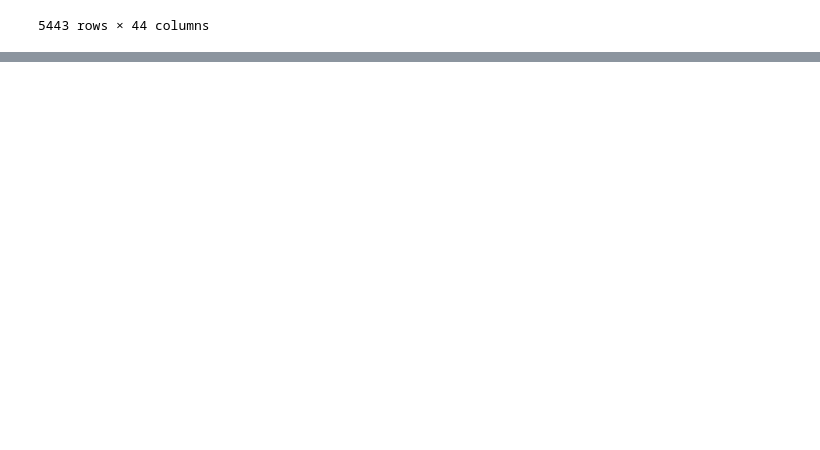
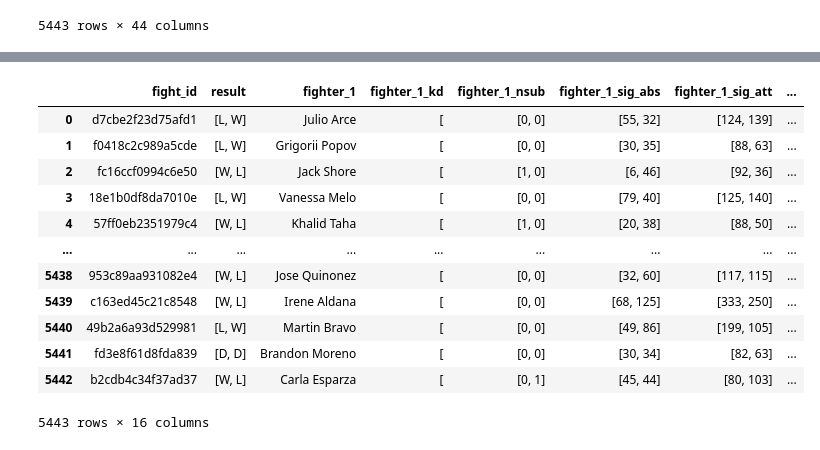
Before and after one commit to cjdance/final_project, a Jupyter notebook: data_clean_up.ipynb, the cells around one changed output, grey strips where cells are left out. Drawn from its saved outputs; the diff is of its cells as text; code cells hidden in the pictures; blank space fills up the shorter version.

Commit message:
Updated bout_detail_df for splitting data

```diff
--- a/data_clean_up.ipynb
+++ b/data_clean_up.ipynb
@@ -215,3 +202,10 @@ Index(['fight_id', 'fighter_id', 'fighter_name', 'fighter_status', 'kd',
 # spearate doubled up columns and break into fighter_1, fighter_2 columns for each, create a new dataframe for this to preserve raw data
 # after new dataframe is created, further manipulation is required after joining the dataframe with bout duration
 # convert remaining striking columns into averages and percentages over the duration of the bout to align with fighter stats
+# %%
+bout_detail_df = bout_detail_df.drop(['fighter_id', 'n_pass', 'n_rev', 'td_abs', 'td_def', 'head_abs', 'head_att', 'head_def','head_abs',
+       'head_att', 'head_def', 'head_land', 'body_abs', 'body_att', 'body_def',
+      'body_land', 'leg_abs', 'leg_att', 'leg_def', 'leg_land',
+       'distance_abs', 'distance_att', 'distance_def', 'distance_land',
+       'clinch_abs', 'clinch_att', 'clinch_def', 'clinch_land', 'ground_abs',
+      'ground_att', 'ground_def', 'ground_land'], axis = 1)
@@ -217,0 +357,37 @@ Index(['fight_id', 'fighter_id', 'fighter_name', 'fighter_status', 'kd',
+# %%
+fight_id = bout_detail_df["fight_id"]
+outcome = bout_detail_df["fighter_status"]
+# %%
+split_bout = pd.DataFrame({"fight_id": fight_id,
+                           "result": outcome,
+                           "fighter_1": fighter_1,
+                           "fighter_1_kd": fighter_1_kd,
+                           "fighter_1_nsub": fighter_1_nsub,
+                           "fighter_1_sig_abs": fighter_1_sig_str_abs,
+                           "fighter_1_sig_att": fighter_1_sig_str_att,
+                           "fighter_1_sig_def": fighter_1_sig_str_def,
+                           "fighter_1_sig_land": fighter_1_sig_str_land,
+                           "fighter_2": fighter_2,
+                           "fighter_2_kd": fighter_2_kd,
+                           "fighter_2_nsub": fighter_2_nsub,
+                           "fighter_2_sig_abs": fighter_2_sig_str_abs,
+                           "fighter_2_sig_att": fighter_2_sig_str_att,
+                           "fighter_2_sig_def": fighter_2_sig_str_def,
+                           "fighter_2_sig_land": fighter_2_sig_str_land
+                          })
+# %%
+split_bout
+# %% [output]
+|  | fight_id | result | fighter_1 | fighter_1_kd | fighter_1_nsub | fighter_1_sig_abs | fighter_1_sig_att | ... |
+| 0 | d7cbe2f23d75afd1 | [L, W] | Julio Arce | [ | [0, 0] | [55, 32] | [124, 139] | ... |
+| 1 | f0418c2c989a5cde | [L, W] | Grigorii Popov | [ | [0, 0] | [30, 35] | [88, 63] | ... |
+| 2 | fc16ccf0994c6e50 | [W, L] | Jack Shore | [ | [1, 0] | [6, 46] | [92, 36] | ... |
+| 3 | 18e1b0df8da7010e | [L, W] | Vanessa Melo | [ | [0, 0] | [79, 40] | [125, 140] | ... |
+| 4 | 57ff0eb2351979c4 | [W, L] | Khalid Taha | [ | [1, 0] | [20, 38] | [88, 50] | ... |
+| ... | ... | ... | ... | ... | ... | ... | ... | ... |
+| 5438 | 953c89aa931082e4 | [W, L] | Jose Quinonez | [ | [0, 0] | [32, 60] | [117, 115] | ... |
+| 5439 | c163ed45c21c8548 | [W, L] | Irene Aldana | [ | [0, 0] | [68, 125] | [333, 250] | ... |
+| 5440 | 49b2a6a93d529981 | [L, W] | Martin Bravo | [ | [0, 0] | [49, 86] | [199, 105] | ... |
+| 5441 | fd3e8f61d8fda839 | [D, D] | Brandon Moreno | [ | [0, 0] | [30, 34] | [82, 63] | ... |
+| 5442 | b2cdb4c34f37ad37 | [W, L] | Carla Esparza | [ | [0, 1] | [45, 44] | [80, 103] | ... |
+5443 rows × 16 columns
```
Also changed, not shown: parts of 5 cells of this notebook.
